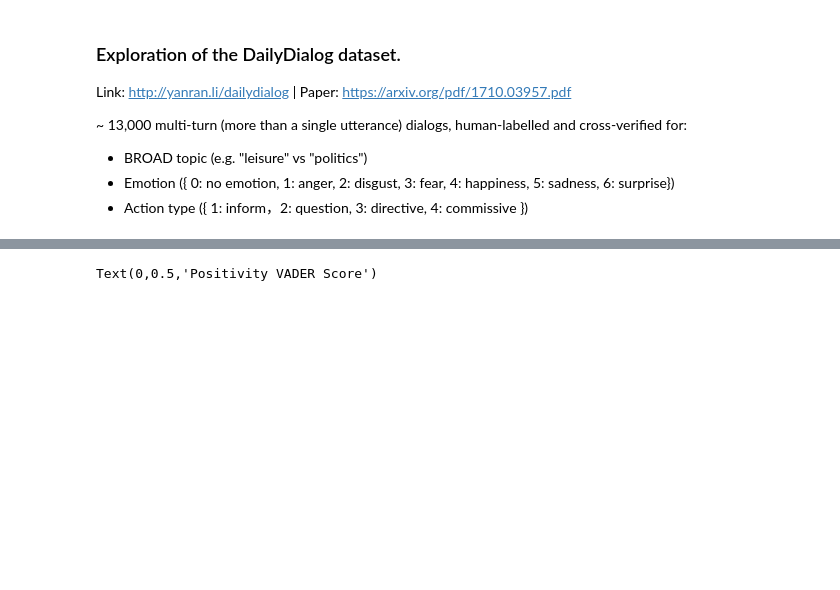
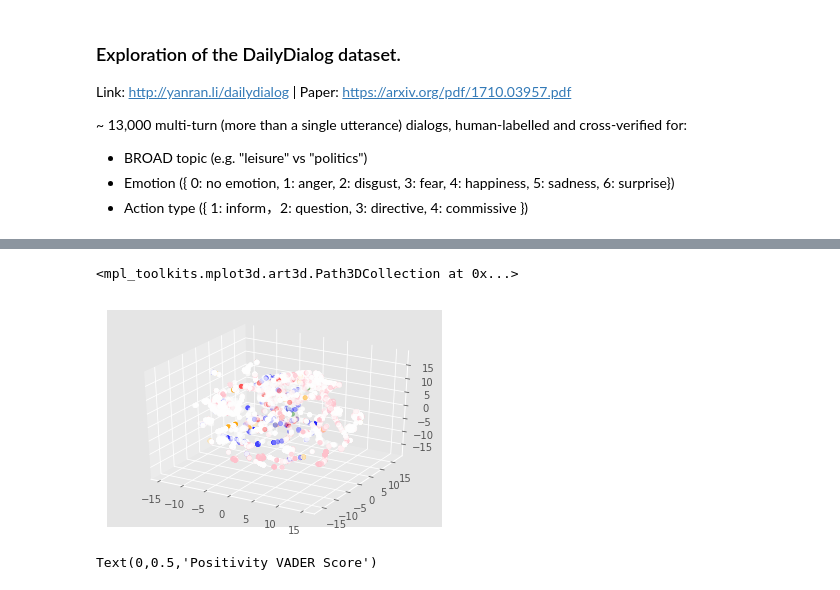
Before and after one commit to SaulAryehKohn/robo-recall, a Jupyter notebook: notebooks/Exploratory_data_analysis.ipynb, the cells around one changed output, grey strips where cells are left out. Drawn from its saved outputs; the diff is of its cells as text; code cells hidden in the pictures; blank space fills up the shorter version.

```diff
--- a/notebooks/Exploratory_data_analysis.ipynb
+++ b/notebooks/Exploratory_data_analysis.ipynb
@@ -77,6 +74,7 @@ all_emotive_utterances = [dlg for i,dlg in enumerate(all_utterances) if not all_
 # %%
 regex = re.compile('[%s]' % re.escape(string.punctuation))
 all_emotive_utterances_no_punct = [regex.sub('',utt).lower().strip() for utt in all_emotive_utterances]
+all_utterances_no_punct = [regex.sub('',utt).lower().strip() for utt in all_utterances]
 # %%
 all_utterances_no_punct_nostops = [' '.join([word for word in utt.split() if word not in stop_words]) for utt in all_utterances_no_punct]
 # %%
@@ -88,4 +84,9 @@ emote_df = pd.DataFrame(vader_all_utterances_nopunct_nostops)
 # %%
+from sklearn.manifold import TSNE
+emote_df = pd.DataFrame(vader_all_utterances_nopunct_nostops)
+n_sne = 10000
+tsne = TSNE(n_components=3, verbose=1, perplexity=40, n_iter=500)
+tsne_results = tsne.fit_transform(emote_df[:n_sne].values)
 emote_df['dailydialog_label'] = all_emotions
 emote_df['dailydialog_label_color'] = emote_df['dailydialog_label'].map({0:'white',1:'red',
                                                                          2:'green',3:'yellow',
@@ -97,3 +115,16 @@ emote_df['dailydialog_label_alpha'] = emote_df['dailydialog_label'].map({0:0.05,
+# %%
+from mpl_toolkits.mplot3d import Axes3D
+df_tsne = pd.DataFrame()
+df_tsne['x-tsne'] = tsne_results[:,0]
+df_tsne['y-tsne'] = tsne_results[:,1]
+df_tsne['z-tsne'] = tsne_results[:,2]
+fig = plt.figure()
+ax = fig.add_subplot(111, projection='3d')
+ax.scatter(df_tsne['x-tsne'], df_tsne['y-tsne'], df_tsne['z-tsne'], c=emote_df['dailydialog_label_color'][:n_sne], marker='o')
+#df_tsne.plot.scatter('x-tsne','y-tsne',c=emote_df['dailydialog_label_color'],alpha=0.2)
+# %% [output]
+<mpl_toolkits.mplot3d.art3d.Path3DCollection at 0x...>
+[figure, added]
 # %%
 f,ax = plt.subplots(figsize=(8,8))
 ax.scatter(emote_df['compound'],emote_df['pos'],c=emote_df['dailydialog_label_color'],alpha=0.1)
```
Also changed, not shown: parts of 5 cells of this notebook, 4 other files.
